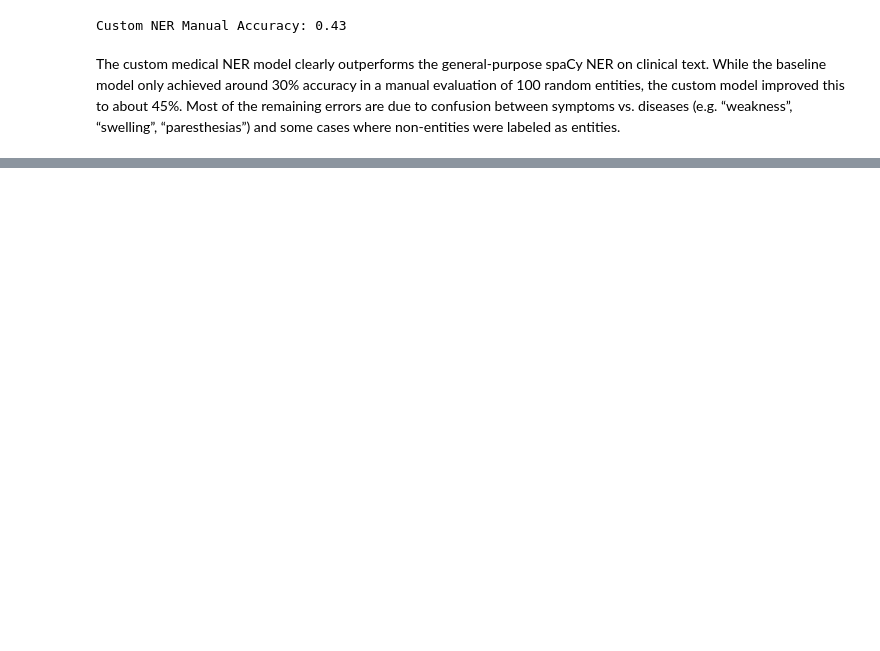
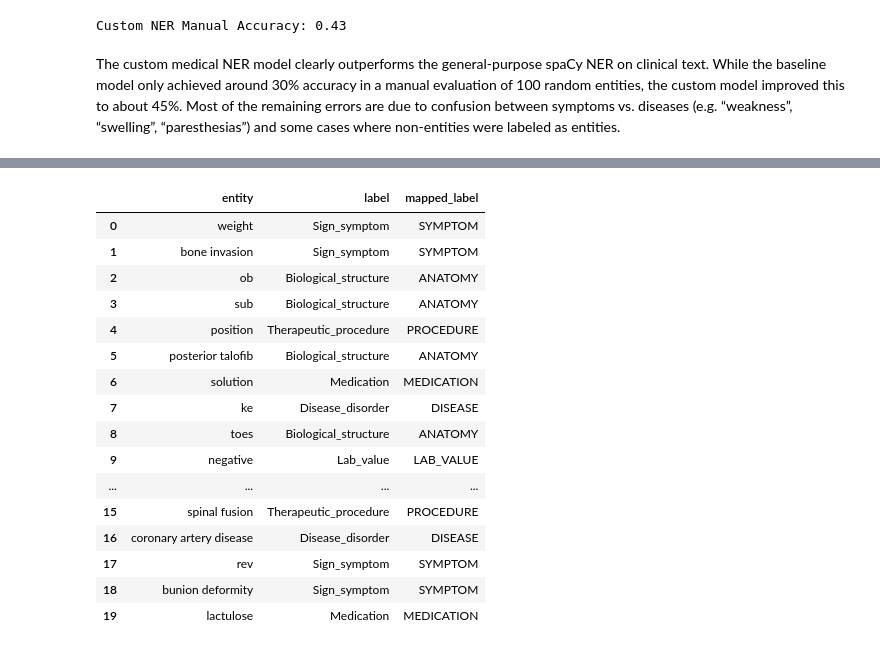
Before and after one commit to Schoggi-Mimi/nlp-project-2025, a Jupyter notebook: notebooks/02_ner_training.ipynb, the cells around one changed output, grey strips where cells are left out. Saved outputs shown, nothing was run; the diff lists cells and outputs as text; code cells hidden in the pictures; blank space fills up the shorter version.

```diff
--- a/notebooks/02_ner_training.ipynb
+++ b/notebooks/02_ner_training.ipynb
@@ -523,12 +460,0 @@ Device set to use mps:0
-# %%
-from tqdm.auto import tqdm
-import time
-
-results = []
-start_time = time.time()
-for text in tqdm(texts):
-    ents = nlp_clinical_ner_bert(text, batch_size=16)
-    results.append([(e['word'], e['entity_group']) for e in ents])
-end_time = time.time()
-print(f"NER processing time: {end_time - start_time} seconds")
-df['clinical_bert_ents'] = results
@@ -568,13 +511,51 @@ ent_counter.most_common()
+# %%
+# Remove subword fragments starting with "##"
+def is_subword(token):
+    return token.startswith("##")
+
+cleaned_ents = []
+for ents in df["clinical_bert_ents"]:
+    for e, label in ents:
+        if not is_subword(e):
+            cleaned_ents.append((e, label))
 # %%
 import random
 random.seed(52)
-all_custom_ents = []
-for ents in df["clinical_bert_ents"]:
-    all_custom_ents.extend(ents)
 
-sample_ents = random.sample(all_custom_ents, 100)
+sample_ents = random.sample(cleaned_ents, 200)
+eval_df = pd.DataFrame(sample_ents, columns=["entity", "label"])
 
-eval_df = pd.DataFrame(sample_ents, columns=["entity", "label"])
+label_map = {
+    "Disease_disorder": "DISEASE",
+    "Medication": "MEDICATION",
+    "Sign_symptom": "SYMPTOM",
+    "Therapeutic_procedure": "PROCEDURE",
+    "Biological_structure": "ANATOMY",
+    "Lab_value": "LAB_VALUE",
+}
+
+eval_df["mapped_label"] = eval_df["label"].map(label_map).fillna("OTHER")
+eval_df = eval_df[eval_df["mapped_label"] != "OTHER"]
+eval_df = eval_df.sample(100, random_state=42).reset_index(drop=True)
+eval_df = eval_df.reset_index(drop=True)
 
 eval_df.to_csv("../data/LLM_based_NER_evaluation/LLM_based_ner_manual_eval.csv", index=False)
 eval_df.head(20)
+# %% [output]
+|  | entity | label | mapped_label |
+| 0 | weight | Sign_symptom | SYMPTOM |
+| 1 | bone invasion | Sign_symptom | SYMPTOM |
+| 2 | ob | Biological_structure | ANATOMY |
+| 3 | sub | Biological_structure | ANATOMY |
+| 4 | position | Therapeutic_procedure | PROCEDURE |
+| 5 | posterior talofib | Biological_structure | ANATOMY |
+| 6 | solution | Medication | MEDICATION |
+| 7 | ke | Disease_disorder | DISEASE |
+| 8 | toes | Biological_structure | ANATOMY |
+| 9 | negative | Lab_value | LAB_VALUE |
+| ... | ... | ... | ... |
+| 15 | spinal fusion | Therapeutic_procedure | PROCEDURE |
+| 16 | coronary artery disease | Disease_disorder | DISEASE |
+| 17 | rev | Sign_symptom | SYMPTOM |
+| 18 | bunion deformity | Sign_symptom | SYMPTOM |
+| 19 | lactulose | Medication | MEDICATION |
```
Also changed, not shown: parts of 24 cells of this notebook, 2 other files.
